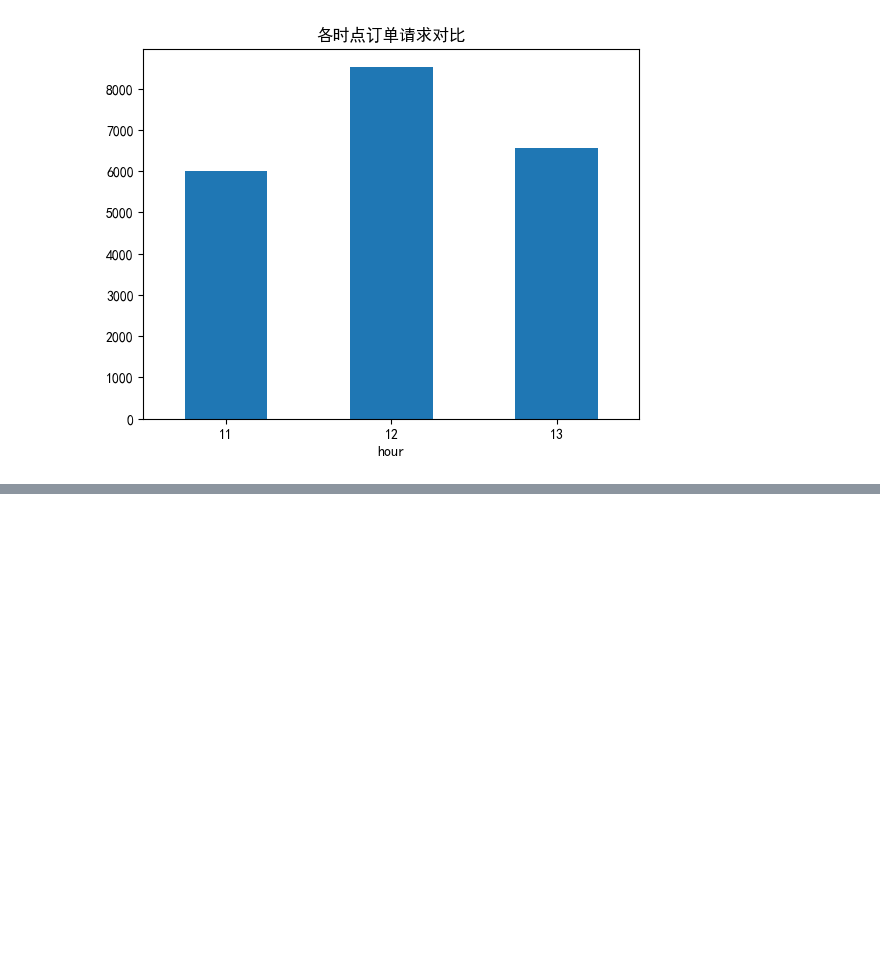
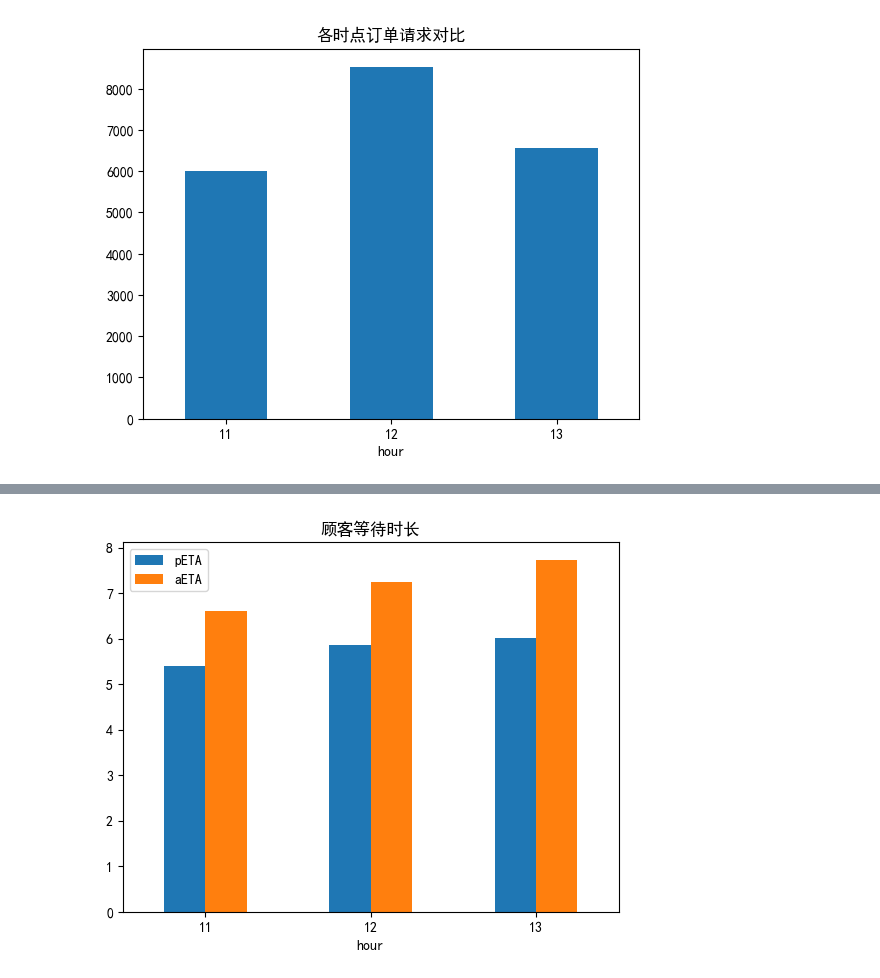
Before and after one commit to huishang01/DD-AB-Testing-and-City-Operation-Analysis, a Jupyter notebook: 滴滴出行AB测试&城市运营分析.ipynb, the cells around one changed output, grey strips where cells are left out. Saved outputs shown, nothing was run; the diff lists cells and outputs as text; code cells hidden in the pictures; blank space fills up the shorter version.

```diff
--- a/滴滴出行AB测试&城市运营分析.ipynb
+++ b/滴滴出行AB测试&城市运营分析.ipynb
@@ -237,0 +305,3 @@ plt.show()
+# %%
+eta_hour = city.groupby('hour', as_index=True)[['pETA', 'aETA']].mean()
+eta_hour
@@ -237,0 +314,9 @@ plt.show()
+# %%
+# 绘制顾客等待时长复合柱状图
+
+eta_hour.plot(kind='bar')
+plt.title('顾客等待时长')
+plt.xticks(rotation=0)
+plt.show()
+# %% [output]
+[figure, added]
```
Also changed, not shown: parts of 18 cells of this notebook.
